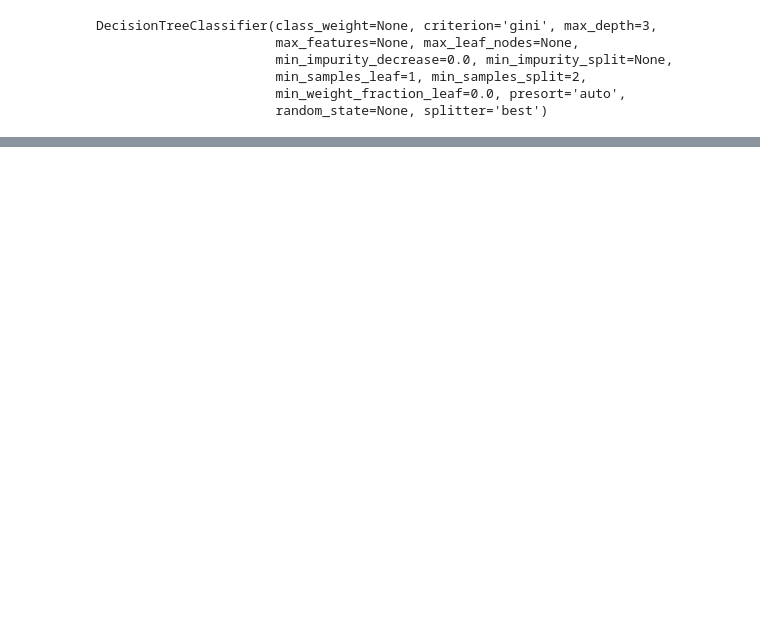
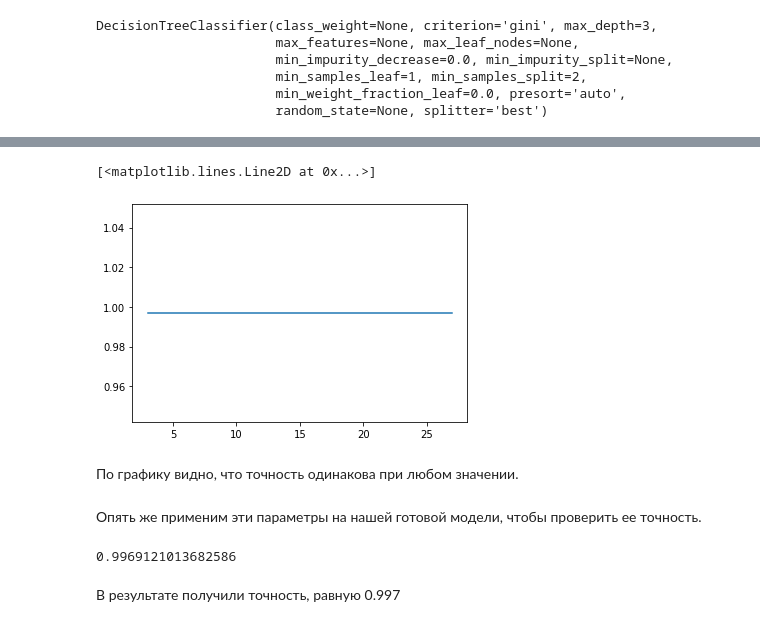
Before and after one commit to NastyaGribanova/DataAnalysis, a Jupyter notebook: projectName/ProjectName.ipynb, the cells around one changed output, grey strips where cells are left out. Cells and saved outputs as stored; diff of their text form; code cells hidden in the pictures; blank space fills up the shorter version.

```diff
--- a/projectName/ProjectName.ipynb
+++ b/projectName/ProjectName.ipynb
@@ -447,0 +579,10 @@ tree.score(X_test, y_test)
+# %%
+max_depth_grid = [i for i in range(3, 30, 3)]
+
+temp_test_acc = pd.DataFrame(columns=['depth', 'score'])
+for max_depth in max_depth_grid:
+    rfc = RandomForestClassifier(n_estimators=31, random_state=42, n_jobs=-1, oob_score=True, max_depth=max_depth)
+    rfc.fit(X_train, y_train)
+    rfc.score(X_test, y_test)
+    temp_test_acc = temp_test_acc.append({'depth': max_depth, 'score': rfc.score(X_test, y_test)}, ignore_index=True)
+temp_test_acc
@@ -447,0 +600,17 @@ tree.score(X_test, y_test)
+# %%
+plt.plot(temp_test_acc['depth'], temp_test_acc['score'])
+# %% [output]
+[<matplotlib.lines.Line2D at 0x...>]
+[figure, added]
+# %% [markdown]
+По графику видно, что точность одинакова при любом значении.
+# %% [markdown]
+Опять же применим эти параметры на нашей готовой модели, чтобы проверить ее точность.
+# %%
+rfc = RandomForestClassifier(n_estimators=31, random_state=42, n_jobs=-1, oob_score=True, max_depth = 3)
+rfc.fit(X_train, y_train)
+rfc.score(X_test, y_test)
+# %% [output]
+0.9969121013682586
+# %% [markdown]
+В результате получили точность, равную 0.997
```
Also changed, not shown: parts of 39 cells of this notebook.
